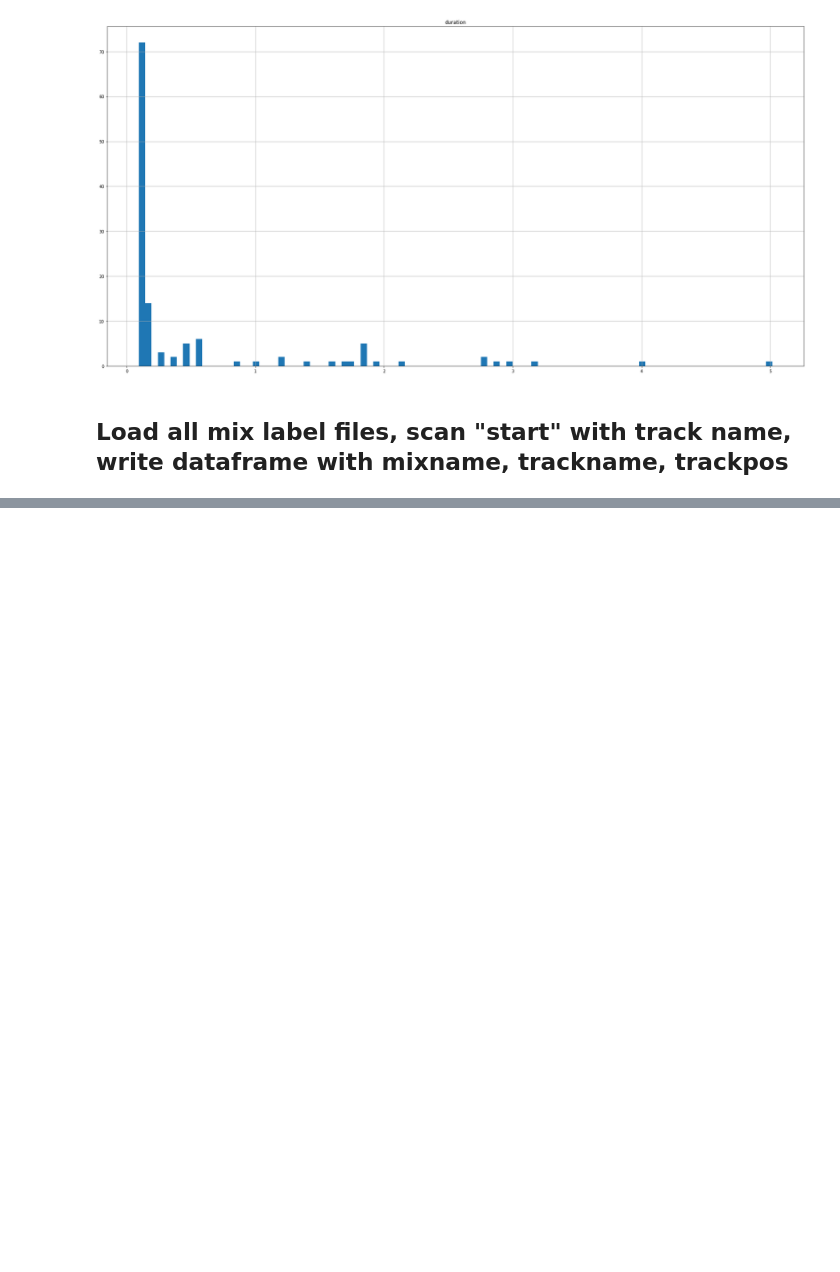
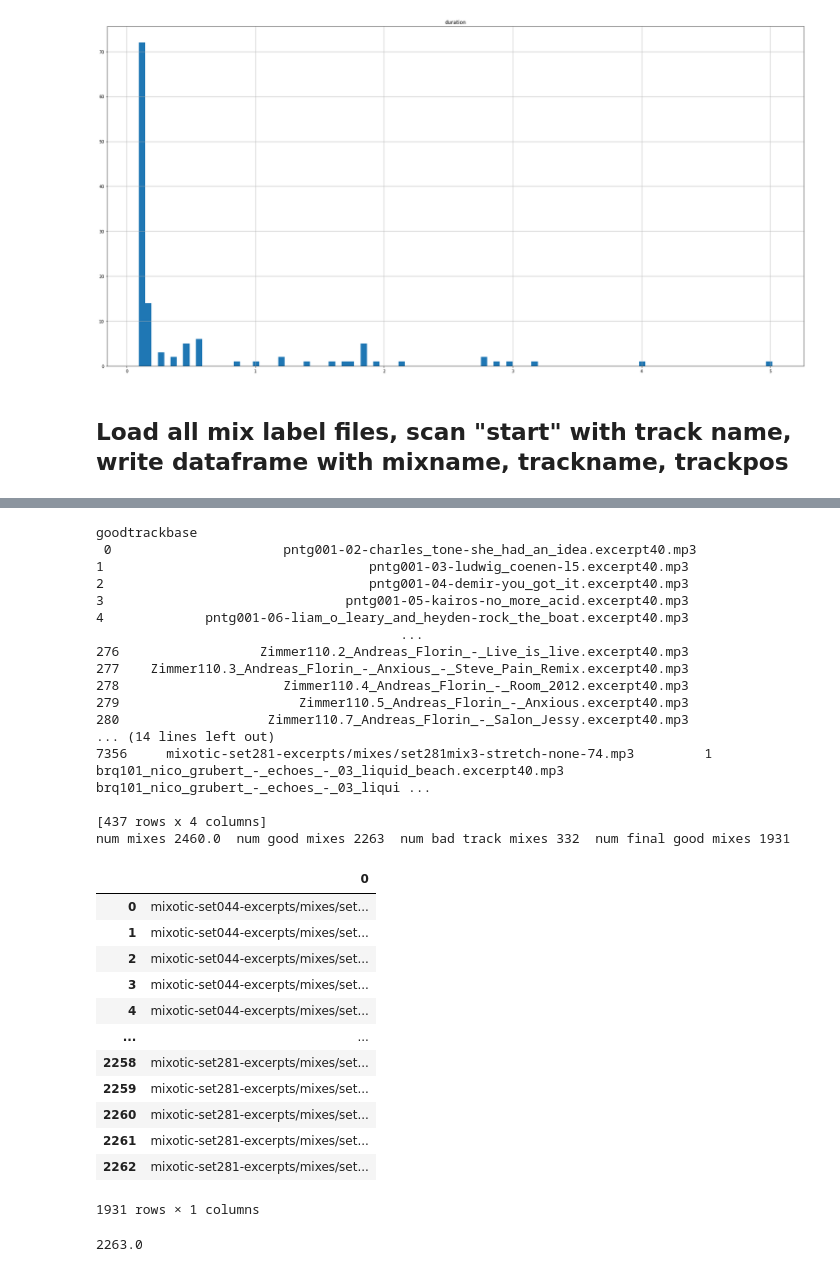
Before and after one commit to Ircam-RnD/unmixdb-creation, a Jupyter notebook: unmixdb-v1.1/test-purge.ipynb, the cells around one changed output, grey strips where cells are left out. Saved outputs shown, nothing was run; the diff lists cells and outputs as text; code cells hidden in the pictures; blank space fills up the shorter version.

```diff
--- a/unmixdb-v1.1/test-purge.ipynb
+++ b/unmixdb-v1.1/test-purge.ipynb
@@ -371,0 +372,11 @@ trstart
+# %%
+# filter by good mixes
+import tabloo
+
+# both work
+mtt1 = mix_to_track.loc[mix_to_track['mixname'].isin(goodmixes[0])]
+#print('mtt1\n', mtt1, len(mtt1))
+#tabloo.show(mix_to_track.loc[mix_to_track['mixname'].isin(goodmixes[0])])
+
+goodmtt = mix_to_track.query('mixname in @goodmixes[0]')
+print('goodmtt\n', goodmtt, len(goodmtt) / 3, len(goodmixes))
@@ -371,0 +399,57 @@ trstart
+# %%
+# query mixes containing any track with long silence
+import os
+pd.options.mode.chained_assignment = None
+# later: pd.options.mode.copy_on_write = True
+
+# remove path in goodtracks list to match labels file trackname
+goodtrackbase = goodtracks[0].apply(lambda x: os.path.basename(x))
+print('goodtrackbase\n', goodtrackbase)
+
+badmixes = goodmtt.query('trackname not in @goodtrackbase')
+print('\nbadmixes\n', badmixes)
+
+# overkill: badmixes = pd.merge(goodmtt, goodtrackbase, left_on = 'trackname', right_on = 0)
+
+# get unique mix names
+badmixu = pd.unique(badmixes['mixname'])
+print(f'num mixes {len(mix_to_track) / 3}  num good mixes {len(goodmixes)}  num bad track mixes {len(badmixu)}  num final good mixes {len(goodmixes) - len(badmixu)}')
+
+goodmixfinal = goodmixes[~goodmixes[0].isin(badmixu)]
+goodmixfinal.to_csv(f'unmixdb-v1.1-goodmixes-tracks-with-silence-less-than-{silencethresh:g}s.csv', columns = [0], header = False, index = False)
+goodmixfinal
+# %% [output]
+goodtrackbase
+ 0                      pntg001-02-charles_tone-she_had_an_idea.excerpt40.mp3
+1                                  pntg001-03-ludwig_coenen-l5.excerpt40.mp3
+2                                  pntg001-04-demir-you_got_it.excerpt40.mp3
+3                               pntg001-05-kairos-no_more_acid.excerpt40.mp3
+4             pntg001-06-liam_o_leary_and_heyden-rock_the_boat.excerpt40.mp3
+                                       ...
+276                  Zimmer110.2_Andreas_Florin_-_Live_is_live.excerpt40.mp3
+277    Zimmer110.3_Andreas_Florin_-_Anxious_-_Steve_Pain_Remix.excerpt40.mp3
+278                     Zimmer110.4_Andreas_Florin_-_Room_2012.excerpt40.mp3
+279                       Zimmer110.5_Andreas_Florin_-_Anxious.excerpt40.mp3
+280                   Zimmer110.7_Andreas_Florin_-_Salon_Jessy.excerpt40.mp3
+... (14 lines left out)
+7356     mixotic-set281-excerpts/mixes/set281mix3-stretch-none-74.mp3         1           brq101_nico_grubert_-_echoes_-_03_liquid_beach.excerpt40.mp3           brq101_nico_grubert_-_echoes_-_03_liqui ...
+
+[437 rows x 4 columns]
+num mixes 2460.0  num good mixes 2263  num bad track mixes 332  num final good mixes 1931
+|  | 0 |
+| 0 | mixotic-set044-excerpts/mixes/set... |
+| 1 | mixotic-set044-excerpts/mixes/set... |
+| 2 | mixotic-set044-excerpts/mixes/set... |
+| 3 | mixotic-set044-excerpts/mixes/set... |
+| 4 | mixotic-set044-excerpts/mixes/set... |
+| ... | ... |
+| 2258 | mixotic-set281-excerpts/mixes/set... |
+| 2259 | mixotic-set281-excerpts/mixes/set... |
+| 2260 | mixotic-set281-excerpts/mixes/set... |
+| 2261 | mixotic-set281-excerpts/mixes/set... |
+| 2262 | mixotic-set281-excerpts/mixes/set... |
+1931 rows × 1 columns
+# %%
+6789/3
+# %% [output]
+2263.0
```
Also changed, not shown: parts of 4 cells of this notebook, 2 other files.
